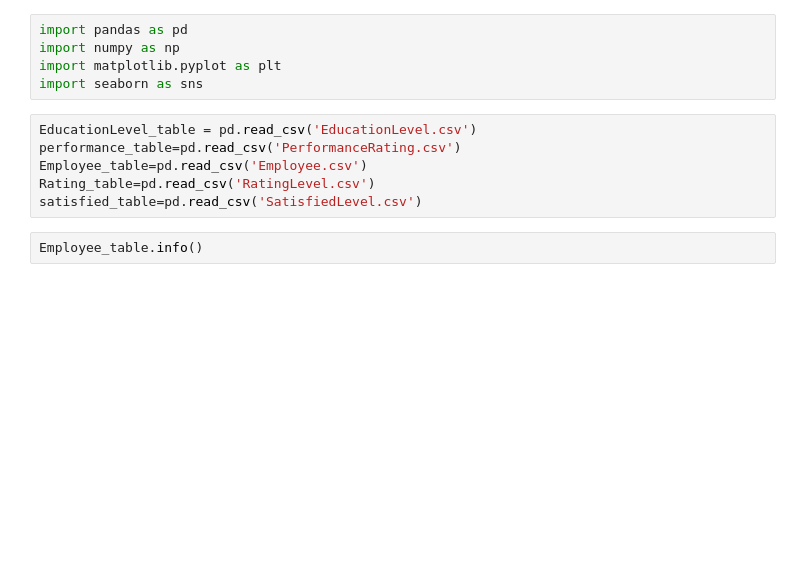
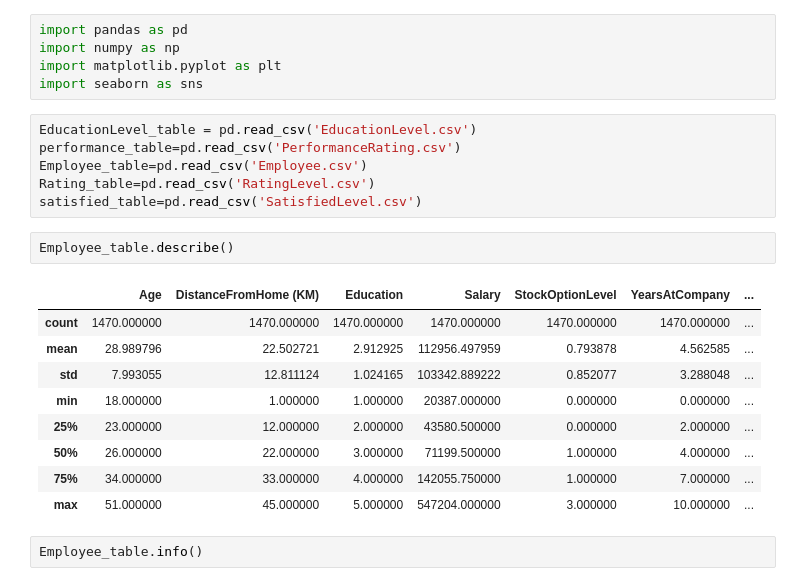
Before and after one commit to M-ashraf20/project-depi, a Jupyter notebook: project.ipynb, the cells around one changed output. Saved outputs shown, nothing was run; the diff lists cells and outputs as text; blank space fills up the shorter version.

```diff
--- a/project.ipynb
+++ b/project.ipynb
@@ -19,6 +19,18 @@ performance_table=pd.read_csv('PerformanceRating.csv')
 Employee_table=pd.read_csv('Employee.csv')
 Rating_table=pd.read_csv('RatingLevel.csv')
 satisfied_table=pd.read_csv('SatisfiedLevel.csv')
+# %%
+Employee_table.describe()
+# %% [output]
+|  | Age | DistanceFromHome (KM) | Education | Salary | StockOptionLevel | YearsAtCompany | ... |
+| count | 1470.000000 | 1470.000000 | 1470.000000 | 1470.000000 | 1470.000000 | 1470.000000 | ... |
+| mean | 28.989796 | 22.502721 | 2.912925 | 112956.497959 | 0.793878 | 4.562585 | ... |
+| std | 7.993055 | 12.811124 | 1.024165 | 103342.889222 | 0.852077 | 3.288048 | ... |
+| min | 18.000000 | 1.000000 | 1.000000 | 20387.000000 | 0.000000 | 0.000000 | ... |
+| 25% | 23.000000 | 12.000000 | 2.000000 | 43580.500000 | 0.000000 | 2.000000 | ... |
+| 50% | 26.000000 | 22.000000 | 3.000000 | 71199.500000 | 1.000000 | 4.000000 | ... |
+| 75% | 34.000000 | 33.000000 | 4.000000 | 142055.750000 | 1.000000 | 7.000000 | ... |
+| max | 51.000000 | 45.000000 | 5.000000 | 547204.000000 | 3.000000 | 10.000000 | ... |
 # %%
 Employee_table.info()
 # %% [output]
```
Also changed, not shown: 1 other file.
